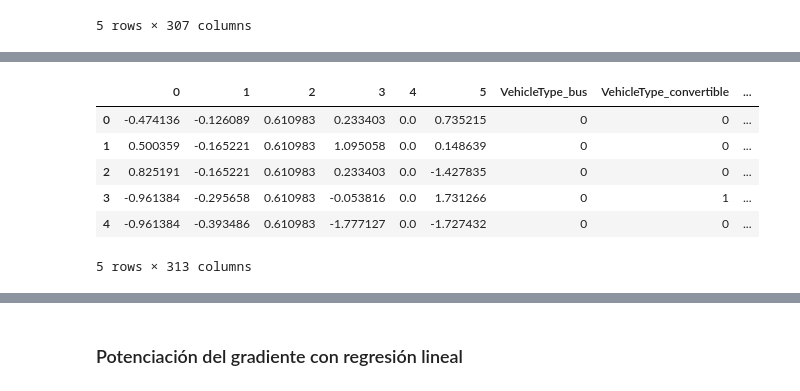
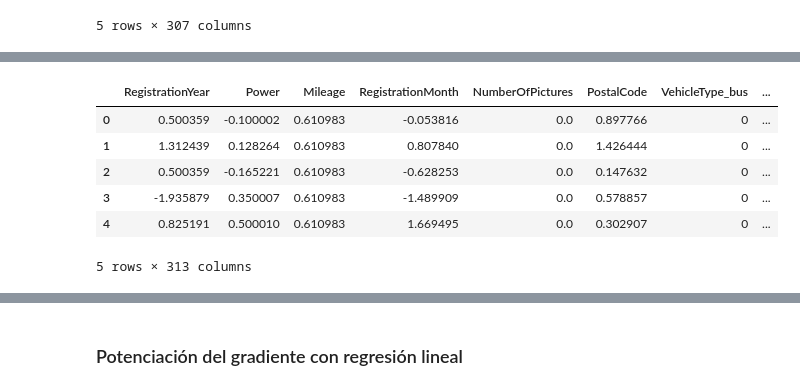
Before and after one commit to wh1tneyr/Rusty-Bargain, a Jupyter notebook: Rusty Bargain.ipynb, the cells around one changed output, grey strips where cells are left out. Saved outputs shown, nothing was run; the diff lists cells and outputs as text; code cells hidden in the pictures.

Commit message:
modificando los nombres de columnas en el dataframe concatenado de regresion lineal, para conjuntos d entrenamiento y prueba

```diff
--- a/Rusty Bargain.ipynb
+++ b/Rusty Bargain.ipynb
@@ -191,3 +192,12 @@ X_train_lr, X_test_lr, y_train_lr, y_test_lr = func_train_test_split(X_lr, y_lr,
 # %%
 #escalar caracteristicas numericas
 X_train_scaled, X_test_scaled = scaler(X_train_lr, X_test_lr)
+# %%
+#extraer los nombres de las columns numéricas en el df
+columns_num_names = X_lr.columns
+
+#concatenar carateristicas escaladas con caracteristicas codificadas en el conjunto de entrenamiento
+X_train_ohe_scaled = pd.concat([pd.DataFrame(X_train_scaled, columns=columns_num_names)] + [data_ohe_columns], axis=1).dropna()
+
+#visualizar df
+X_train_ohe_scaled.head()
@@ -194,14 +212,14 @@ X_train_scaled, X_test_scaled = scaler(X_train_lr, X_test_lr)
 # %%
-#concatenar carateristicas escaladas con caracteristicas codificadas en el conjunto de entrenamiento
-X_train_ohe_scaled = pd.concat([pd.DataFrame(X_train_scaled)] + [data_ohe_columns], axis=1).dropna()
+#concatenar carateristicas escaladas con caracteristicas codificadas en lel conjunto de prueba
+X_test_ohe_scaled = pd.concat([pd.DataFrame(X_test_scaled, columns=columns_num_names)] + [data_ohe_columns], axis=1).dropna()
 
 #visualizar df
-X_train_ohe_scaled.head()
+X_test_ohe_scaled.head()
 # %% [output]
-|  | 0 | 1 | 2 | 3 | 4 | 5 | VehicleType_bus | VehicleType_convertible | ... |
-| 0 | -0.474136 | -0.126089 | 0.610983 | 0.233403 | 0.0 | 0.735215 | 0 | 0 | ... |
-| 1 | 0.500359 | -0.165221 | 0.610983 | 1.095058 | 0.0 | 0.148639 | 0 | 0 | ... |
-| 2 | 0.825191 | -0.165221 | 0.610983 | 0.233403 | 0.0 | -1.427835 | 0 | 0 | ... |
-| 3 | -0.961384 | -0.295658 | 0.610983 | -0.053816 | 0.0 | 1.731266 | 0 | 1 | ... |
-| 4 | -0.961384 | -0.393486 | 0.610983 | -1.777127 | 0.0 | -1.727432 | 0 | 0 | ... |
+|  | RegistrationYear | Power | Mileage | RegistrationMonth | NumberOfPictures | PostalCode | VehicleType_bus | ... |
+| 0 | 0.500359 | -0.100002 | 0.610983 | -0.053816 | 0.0 | 0.897766 | 0 | ... |
+| 1 | 1.312439 | 0.128264 | 0.610983 | 0.807840 | 0.0 | 1.426444 | 0 | ... |
+| 2 | 0.500359 | -0.165221 | 0.610983 | -0.628253 | 0.0 | 0.147632 | 0 | ... |
+| 3 | -1.935879 | 0.350007 | 0.610983 | -1.489909 | 0.0 | 0.578857 | 0 | ... |
+| 4 | 0.825191 | 0.500010 | 0.610983 | 1.669495 | 0.0 | 0.302907 | 0 | ... |
 5 rows × 313 columns
```
Also changed, not shown: parts of 7 cells of this notebook.
